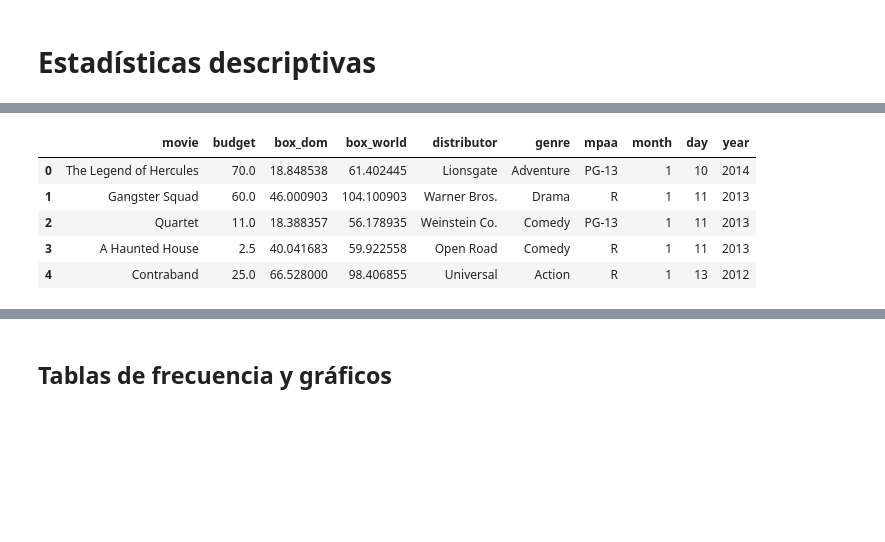
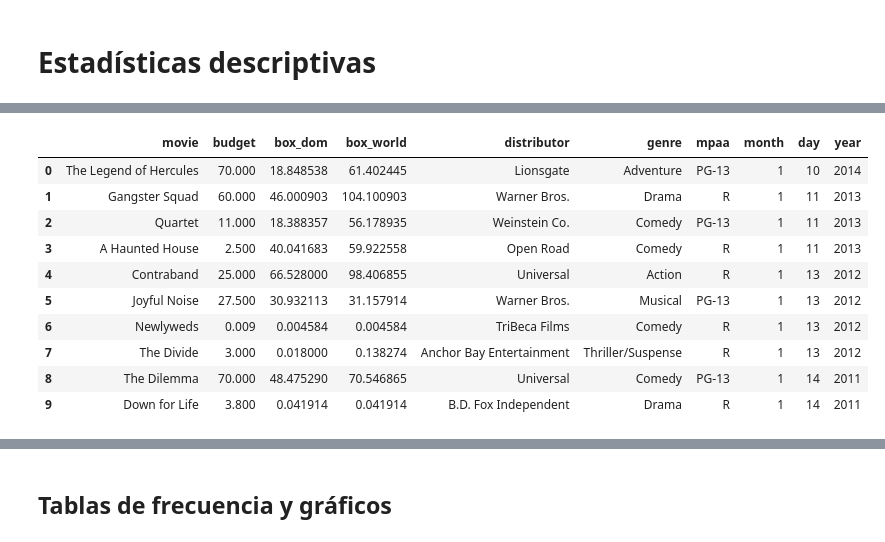
Before and after one commit to hfelizzola/Curso-Estadistica, a Jupyter notebook: Estadisticas_Descriptivas.ipynb, the cells around one changed output, grey strips where cells are left out. Cells and saved outputs as stored; diff of their text form; code cells hidden in the pictures; blank space fills up the shorter version.

```diff
--- a/Estadisticas_Descriptivas.ipynb
+++ b/Estadisticas_Descriptivas.ipynb
@@ -26,11 +78,18 @@ Estadisticas_Descriptivas.ipynb  movies.xlsx
 # %%
-# 4. Cargar datos de las peliculas
+# Cargar datos de las peliculas
 movies = pd.read_excel("movies.xlsx")
-movies.head()
+
+# Mostrar las primeras 10 filas
+movies.head(10)
 # %% [output]
 |  | movie | budget | box_dom | box_world | distributor | genre | mpaa | month | day | year |
-| 0 | The Legend of Hercules | 70.0 | 18.848538 | 61.402445 | Lionsgate | Adventure | PG-13 | 1 | 10 | 2014 |
-| 1 | Gangster Squad | 60.0 | 46.000903 | 104.100903 | Warner Bros. | Drama | R | 1 | 11 | 2013 |
-| 2 | Quartet | 11.0 | 18.388357 | 56.178935 | Weinstein Co. | Comedy | PG-13 | 1 | 11 | 2013 |
-| 3 | A Haunted House | 2.5 | 40.041683 | 59.922558 | Open Road | Comedy | R | 1 | 11 | 2013 |
-| 4 | Contraband | 25.0 | 66.528000 | 98.406855 | Universal | Action | R | 1 | 13 | 2012 |
+| 0 | The Legend of Hercules | 70.000 | 18.848538 | 61.402445 | Lionsgate | Adventure | PG-13 | 1 | 10 | 2014 |
+| 1 | Gangster Squad | 60.000 | 46.000903 | 104.100903 | Warner Bros. | Drama | R | 1 | 11 | 2013 |
+| 2 | Quartet | 11.000 | 18.388357 | 56.178935 | Weinstein Co. | Comedy | PG-13 | 1 | 11 | 2013 |
+| 3 | A Haunted House | 2.500 | 40.041683 | 59.922558 | Open Road | Comedy | R | 1 | 11 | 2013 |
+| 4 | Contraband | 25.000 | 66.528000 | 98.406855 | Universal | Action | R | 1 | 13 | 2012 |
+| 5 | Joyful Noise | 27.500 | 30.932113 | 31.157914 | Warner Bros. | Musical | PG-13 | 1 | 13 | 2012 |
+| 6 | Newlyweds | 0.009 | 0.004584 | 0.004584 | TriBeca Films | Comedy | R | 1 | 13 | 2012 |
+| 7 | The Divide | 3.000 | 0.018000 | 0.138274 | Anchor Bay Entertainment | Thriller/Suspense | R | 1 | 13 | 2012 |
+| 8 | The Dilemma | 70.000 | 48.475290 | 70.546865 | Universal | Comedy | PG-13 | 1 | 14 | 2011 |
+| 9 | Down for Life | 3.800 | 0.041914 | 0.041914 | B.D. Fox Independent | Drama | R | 1 | 14 | 2011 |
```
Also changed, not shown: parts of 146 cells of this notebook.
